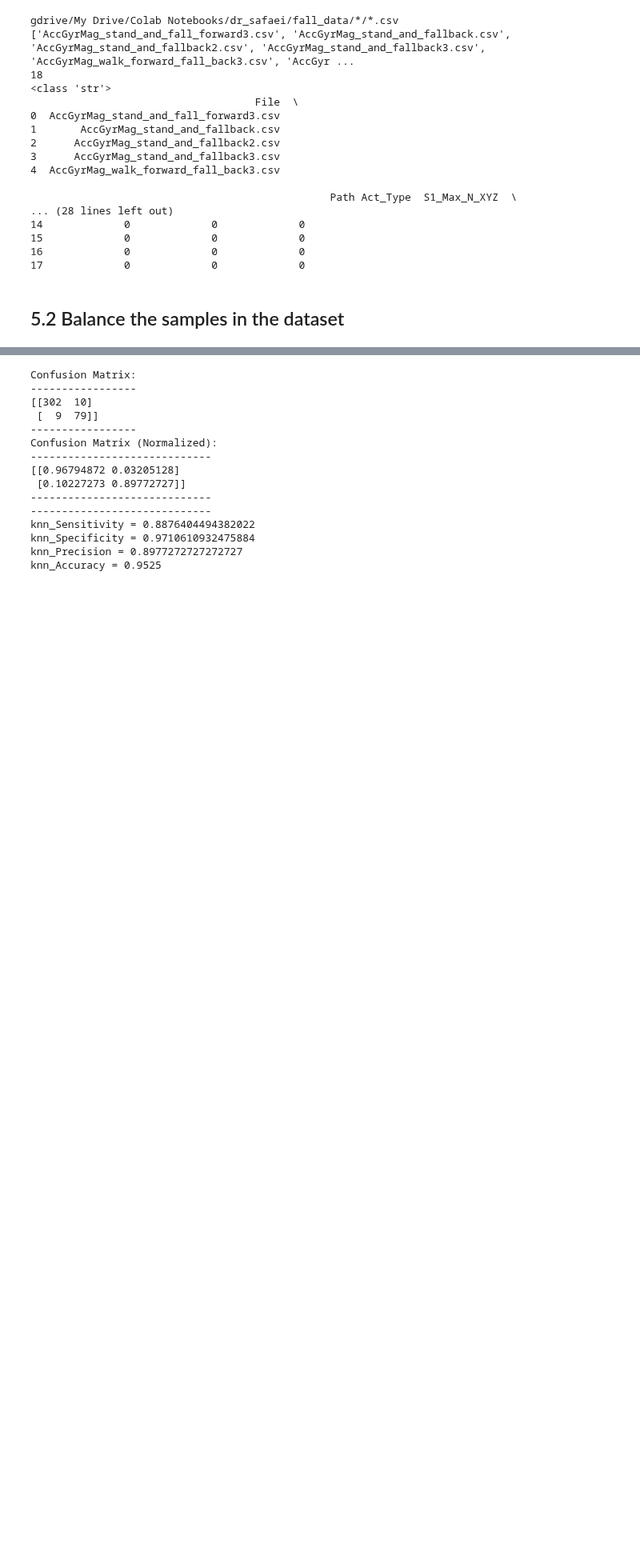
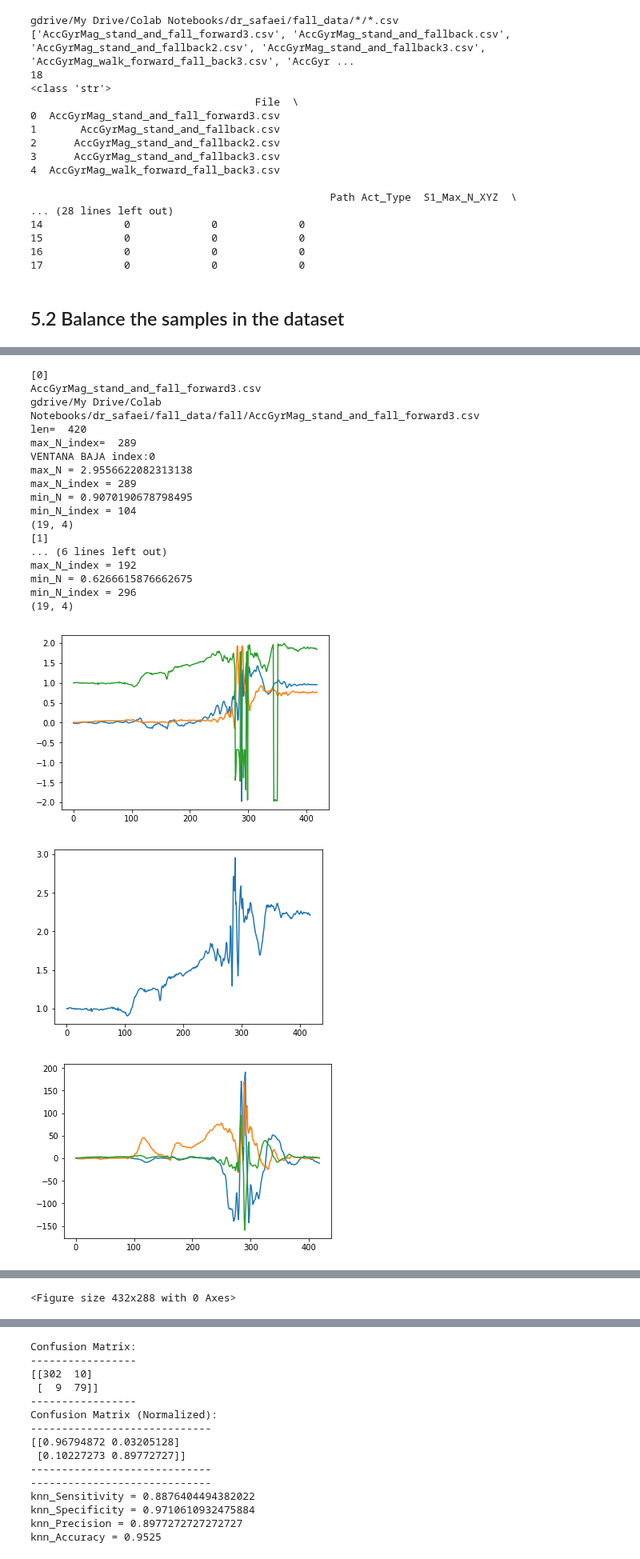
Before and after one commit to ArashRasti/FDS, a Jupyter notebook: BioBot_FDS_YB_05_Fall_Detection-dr_data.ipynb, the cells around one changed output, grey strips where cells are left out. Shown at 80% size. Saved outputs shown, nothing was run; the diff lists cells and outputs as text; code cells hidden in the pictures; blank space fills up the shorter version.

```diff
--- a/BioBot_FDS_YB_05_Fall_Detection-dr_data.ipynb
+++ b/BioBot_FDS_YB_05_Fall_Detection-dr_data.ipynb
@@ -315,7 +322,7 @@ import math
 def do_array(ar):
   return np.sqrt(ar[0]**2 + ar[1]**2 + ar[2]**2)
 
-def process_input_files(trial_file_path, Act_Type, FileName):
+def plot_trial_file(trial_file_path, Act_Type, FileName):
     df_Mediciones_WIP = pd.DataFrame(pd.read_csv(trial_file_path, header = None, sep = ',',
                                          names = ["Acc_X", "Acc_Y", "Acc_Z",
                                                   "Gyr_X", "Gyr_Y", "Gyr_Z",
@@ -325,6 +332,7 @@ def process_input_files(trial_file_path, Act_Type, FileName):
 
 
     npData = df_Mediciones_WIP.values.astype(np.float32)
+    npData = np.nan_to_num(npData)
 
     vect = np.array([do_array(x) for x in npData[:,0:3]])
     vect = np.reshape(vect, (len(vect), 1))
@@ -334,22 +342,31 @@ def process_input_files(trial_file_path, Act_Type, FileName):
     min_N_index = np.argmin(vect)
     len_data = len(vect)
 
-    win_size = 200 #200 sample = 1s
+    print("len= " , len_data)
+    print("max_N_index= " , max_N_index)
+
+    win_size = 200 #sample = 1s
 
     # We work with a sliding-window of 1sec (200 measurements), starting 2sec (200 measurements) before the peak/MAX
     if (max_N_index - 2*win_size<0):
         index_min_window = 0
-        index_max_window = (win_size*3)
+        lend = (win_size*3)
+        if lend >= len_data: lend = len_data -1
+        index_max_window = lend
         print("VENTANA BAJA index:" + str(index_min_window))
     else:
         if (max_N_index + win_size+1 > len_data):
-            index_min_window = len_data - (win_size*3)
+            lstart = len_data - (win_size*3)
+            if lstart < 0 : lstart = 0
+            index_min_window = lstart = 0
             index_max_window = len_data
             print("VENTANA ALTA index:" + str(index_min_window))
         else:
             # extract the central window
             index_min_window = max_N_index - win_size*2
-            index_max_window = max_N_index + win_size
+            lend = max_N_index + win_size
+            if lend >= len_data: lend = len_data -1
+            index_max_window = lend
             print("VENTANA NORMAL index:" + str(index_min_window))
 
     print("max_N = " + str(max_N))
@@ -363,7 +380,7 @@ def process_input_files(trial_file_path, Act_Type, FileName):
     tmpData3 = np.hstack((npData[index_min_window:index_max_window,:], vect[index_min_window:index_max_window]))
 #     print("shape = " + str(tmpData3.shape))
 
-    tmpData2 = np.array([tmpData3, trial_file_path, Act_Type, Act_Cat, FileName])
+    tmpData2 = np.array([tmpData3, trial_file_path, Act_Type, FileName])
     tmpData = tmpData2[0]
 #     print(tmpData2[1])
 #     print(tmpData2[2])
@@ -381,36 +398,57 @@ def process_input_files(trial_file_path, Act_Type, FileName):
     mplt.figure()
     mplt.plot(tmpData[:, 9])
     mplt.figure()
     mplt.plot(tmpData[:,3:6])
     mplt.figure()
     mplt.plot(tmpData[:,6:9])
     mplt.figure()
-    mplt.plot(npData[:,0:3])
-    mplt.figure()
+#     mplt.plot(npData[:,0:3])
+#     mplt.figure()
 
 
 
 
 
 
-l1 = df_Files_Trials.index[df_Files_Trials.File == "AccGyrMag_stand_and_fall_forward.csv"].tolist()
+l1 = df_Files_Trials.index[df_Files_Trials.File == "AccGyrMag_stand_and_fall_forward3.csv"].tolist()
 print(l1)
 print(df_Files_Trials.File.loc[l1[0]])
 
 file_list = df_Files_Trials.Path.loc[l1[0]]
 print(file_list)
 
 
-plot_trial_file(file_list, df_Files_Trials.Act_Type.loc[l1[0]], df_Files_Trials.Age_Cat.loc[l1[0]], df_Files_Trials.File.loc[l1[0]])
+plot_trial_file(file_list, df_Files_Trials.Act_Type.loc[l1[0]], df_Files_Trials.File.loc[l1[0]])
 print(allData.shape)
 
-l1 = df_Files_Trials.index[df_Files_Trials.File == "AccGyrMag_stand_and_fallback2.csv"].tolist()
+l1 = df_Files_Trials.index[df_Files_Trials.File == "AccGyrMag_stand_and_fallback.csv"].tolist()
 print(l1)
 print(df_Files_Trials.File.loc[l1[0]])
 
 file_list = df_Files_Trials.Path.loc[l1[0]]
 print(file_list)
 
 
-plot_trial_file(file_list, df_Files_Trials.Act_Type.loc[l1[0]], df_Files_Trials.Age_Cat.loc[l1[0]], df_Files_Trials.File.loc[l1[0]])
+plot_trial_file(file_list, df_Files_Trials.Act_Type.loc[l1[0]], df_Files_Trials.File.loc[l1[0]])
 print(allData.shape)
+# %% [output]
+[0]
+AccGyrMag_stand_and_fall_forward3.csv
+gdrive/My Drive/Colab Notebooks/dr_safaei/fall_data/fall/AccGyrMag_stand_and_fall_forward3.csv
+len=  420
+max_N_index=  289
+VENTANA BAJA index:0
+max_N = 2.9556622082313138
+max_N_index = 289
+min_N = 0.9070190678798495
+min_N_index = 104
+(19, 4)
+[1]
+... (6 lines left out)
+max_N_index = 192
+min_N = 0.6266615876662675
+min_N_index = 296
+(19, 4)
+[figure, added]
+[figure, added]
+[figure, added]
@@ -417,3 +460,4 @@ print(allData.shape)
+<Figure size 432x288 with 0 Axes>
 # %%
 import matplotlib.pyplot as mplt
 import numpy as np
```
Also changed, not shown: parts of 3 cells of this notebook.
